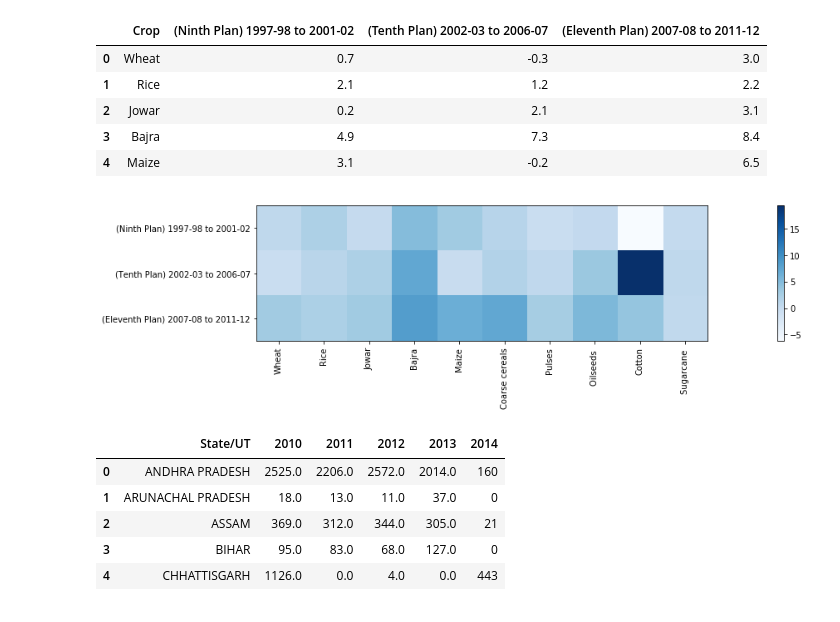
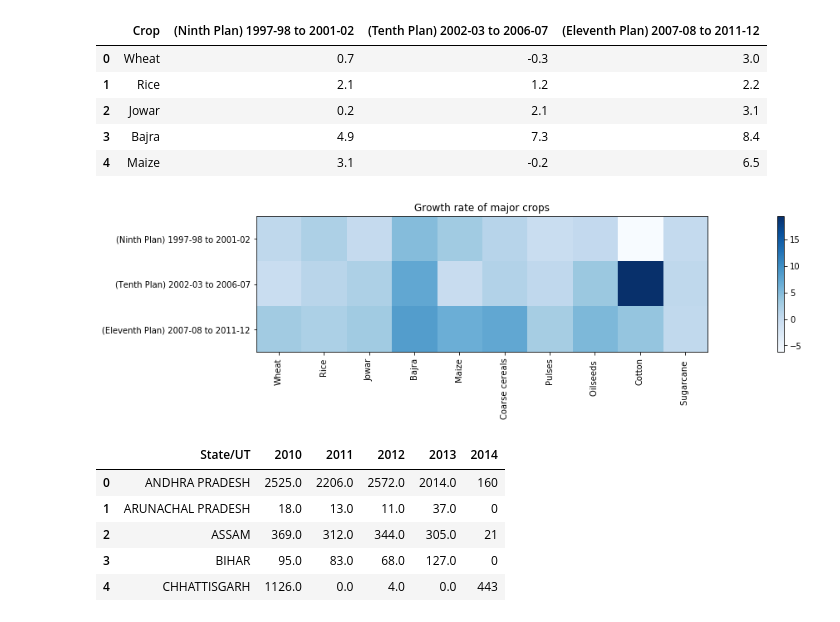
Before and after one commit to nitinvbharti/Agriculture_Analysis, a Jupyter notebook: Agro_analysis.ipynb, the cells around one changed output. Drawn from its saved outputs; the diff is of its cells as text; code cells hidden in the pictures.

```diff
--- a/Agro_analysis.ipynb
+++ b/Agro_analysis.ipynb
@@ -217,16 +223,17 @@ growth.head()
 # %%
 mat7 = np.matrix(growth.values[:,1:],dtype='float').T
 fig = plt.figure(num=5,figsize=(30,3))
 ax = fig.add_subplot(1,1,1)
 ax.set_yticks(np.arange(len(growth.columns[1:])))
 ax.set_xticks(np.arange(len(growth.values[:,0])))
 ax.set_yticklabels(growth.columns[1:])
 ax.set_xticklabels(growth.values[:,0],rotation='vertical')
 plt.imshow(mat7, cmap='Blues')
 plt.colorbar()
+plt.title('Growth rate of major crops')
 plt.show()
 # %% [output]
-[figure, old version]
+[figure, new version]
 # %%
 suicides = pd.read_csv('suicides_10-14.csv',delimiter = ',')
 suicides.drop(columns={'Sl. No.','2014 - Labourers'},inplace=True)
```
Also changed, not shown: parts of 7 cells of this notebook.
